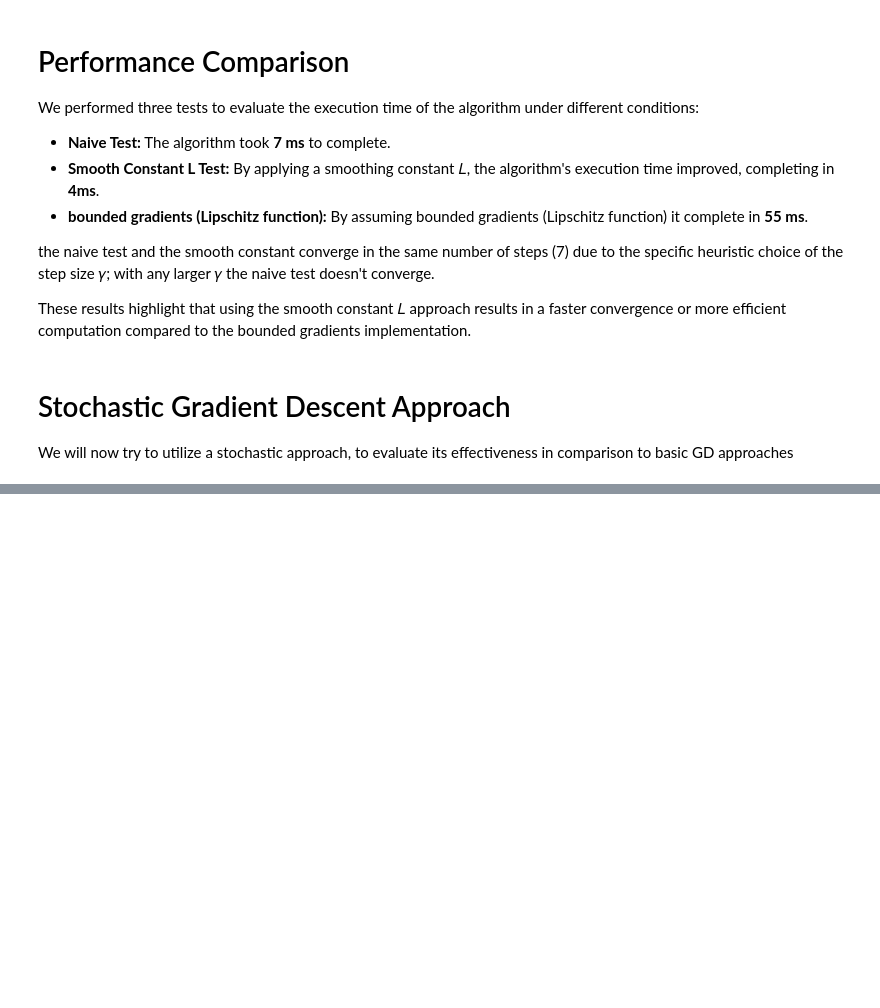
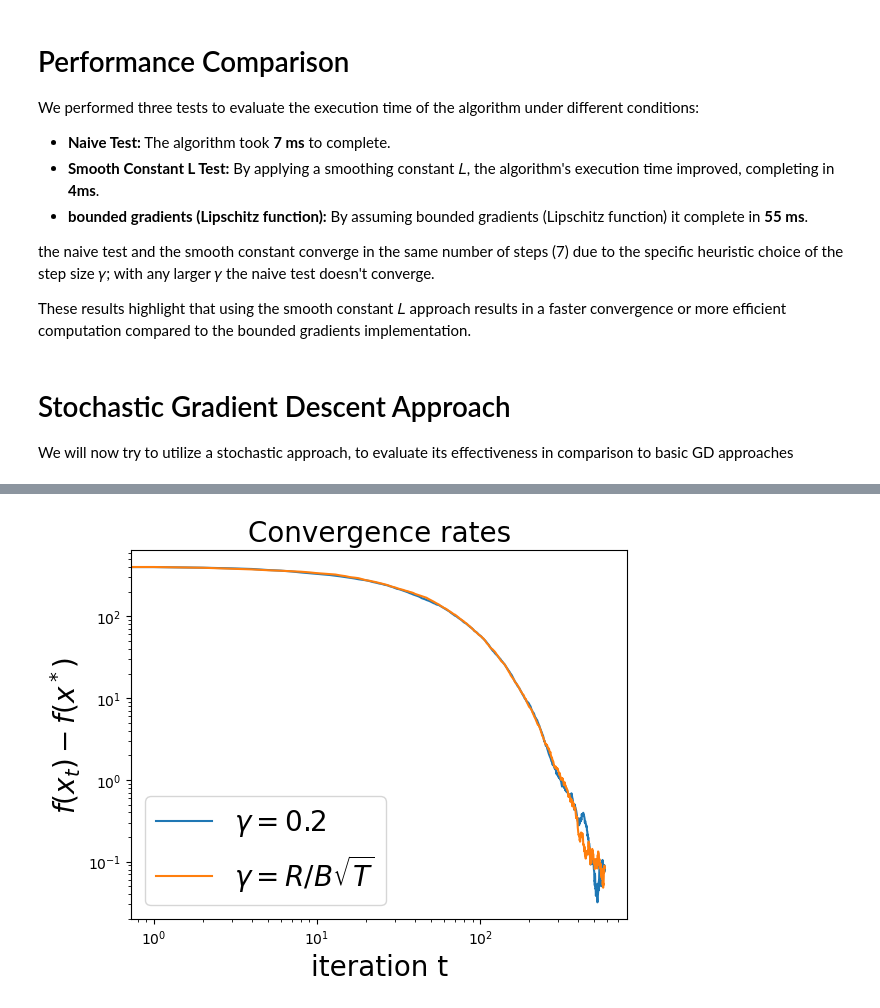
Before and after one commit to FilippoBolis/OptimizationProject_2025, a Jupyter notebook: GradientDescent.ipynb, the cells around one changed output, grey strips where cells are left out. Saved outputs shown, nothing was run; the diff lists cells and outputs as text; code cells hidden in the pictures; blank space fills up the shorter version.

```diff
--- a/GradientDescent.ipynb
+++ b/GradientDescent.ipynb
@@ -597,11 +617,0 @@ We already obtain much better results by adapting the step size gamma at each it
-# %%
-# Using the same parameters for the algorithm.
-max_iters = 10
-gamma = 0.2
-batch_size = 1
-
-# Initialization
-x_initial = np.zeros(A.shape[1])
-
-# Start SGD, with decreasing_learning_rate=True
-sgd_objectives, sgd_xs = stochastic_gradient_descent(A, x_initial, b, batch_size, max_iters, gamma, True)
@@ -630,0 +624,7 @@ plt.show()
+# %%
+epochs=20
+R=25
+B = R * np.linalg.norm(A.T @ A, ord=2) + np.linalg.norm(A.T @ b)
+gammaSGD = R/(B*np.sqrt(epochs*len(b)/batch_size))
+print("Computed B:  {b}".format(b=B))
+print("Computed learning rate γ:  {gamma}".format(gamma=gammaSGD))
@@ -630,0 +634,6 @@ plt.show()
+# %%
+# Initialization
+x_initial = np.zeros(A.shape[1])
+
+# Start SGD.
+sgd_objectives_dec_gamma, sgd_xs_dec_gamma = stochastic_gradient_descent(A, x_initial, b, batch_size, epochs, gamma)
@@ -630,0 +658,11 @@ plt.show()
+# %%
+# Plot the convergence again
+plt.title('Convergence rates', fontsize = 20)
+plt.loglog(sgd_objectives - best_objective, label = r'$\gamma = 0.2$')
+plt.loglog(sgd_objectives_dec_gamma - best_objective, label = r'$\gamma = R / B \sqrt{T}$')
+plt.xlabel('iteration t'  , fontsize = 20)
+plt.ylabel(r'$f(x_t) - f(x^*)$', fontsize = 20)
+plt.legend(fontsize = 20)
+plt.show()
+# %% [output]
+[figure, added]
```
Also changed, not shown: parts of 27 cells of this notebook.
